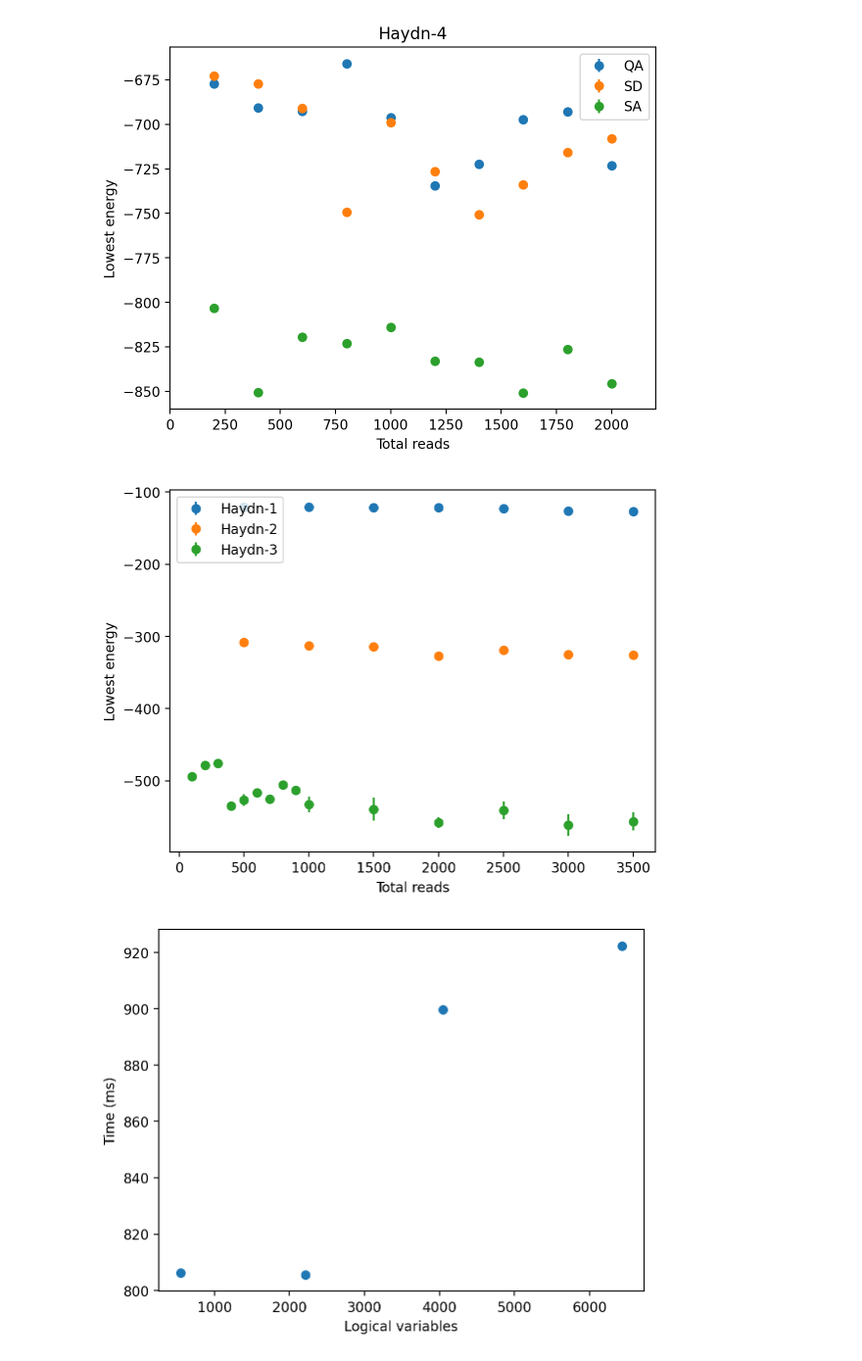
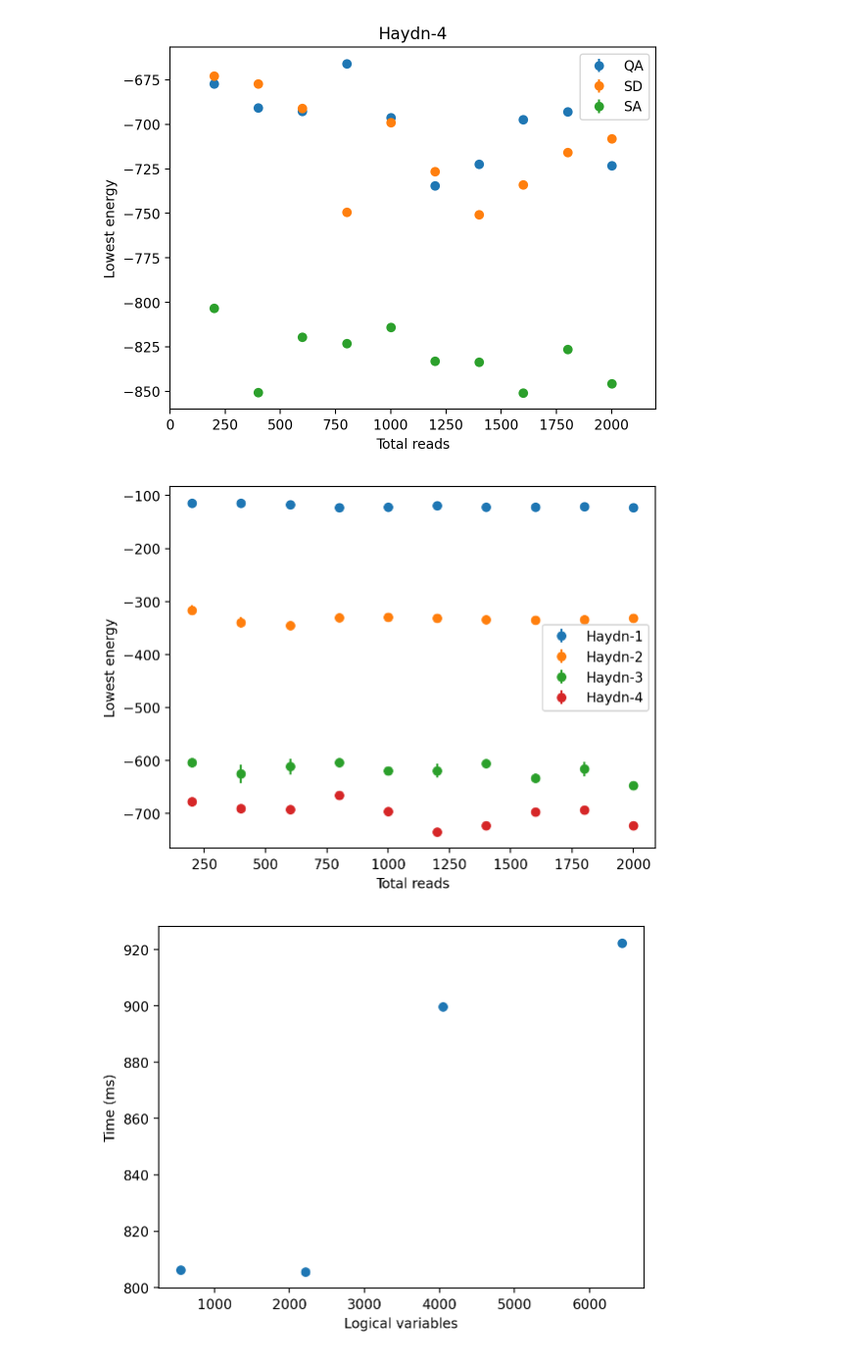
Before and after one commit to KirbyZX/PHYS4213, a Jupyter notebook: Code/Scaling.ipynb, the cells around one changed output. Shown at 98% size. Saved outputs shown, nothing was run; the diff lists cells and outputs as text; code cells hidden in the pictures.

Commit message:
Prepare plots for meeting

```diff
--- a/Code/Scaling.ipynb
+++ b/Code/Scaling.ipynb
@@ -43,7 +43,7 @@ for i in identifiers:
 [figure]
 [figure]
 # %%
-identifiers = ["Haydn-1", "Haydn-2", "Haydn-3"]
+identifiers = ["Haydn-1", "Haydn-2", "Haydn-3", "Haydn-4"]
 embeddings = []
 bqms = []
 
@@ -60,34 +60,34 @@ def plotNormalisedReads(path: str, parameter: str):
 
     for r in range:
         query = data.query(f"`Total reads` == {r}")[parameter]
         means.append(np.mean(query) / variables) # Normalise by number of variables
         stderr.append(np.std(query) / np.sqrt(len(query)) / variables)
 
     plt.errorbar(range, means, yerr=stderr, fmt='o', label=i)
     plt.xlabel("Total reads")
     plt.ylabel(f"{parameter} (normalised)")
 
 for i in identifiers:
     path = f"../Pickles/{i}/{i}_"
 
     bqm = BinaryQuadraticModel.from_serializable(json.load(open(path + "bqm.json", "r")))
     embedding = json.load(open(path + "embedding.json", "r"))
 
     bqms.append(bqm)
     embeddings.append(embedding)
 
     variables = len(bqm.linear)
     qubits = sum(len(i) for i in embedding.values())
 
     #plotNormalisedReads(path, "Lowest energy")
 
     plotCSV(path+"qa-reads.csv", "Total reads", "Lowest energy", label=i)
 
 #plt.ylim(-1,0)
 plt.legend()
 plt.show()
 # %% [output]
-[figure, old version]
+[figure, new version]
 # %%
 def plotTimeVariables(filename: str, identifiers: list[str], reads: int = 1000):
 
```
Also changed, not shown: parts of 1 cell of this notebook, 1 other file.
